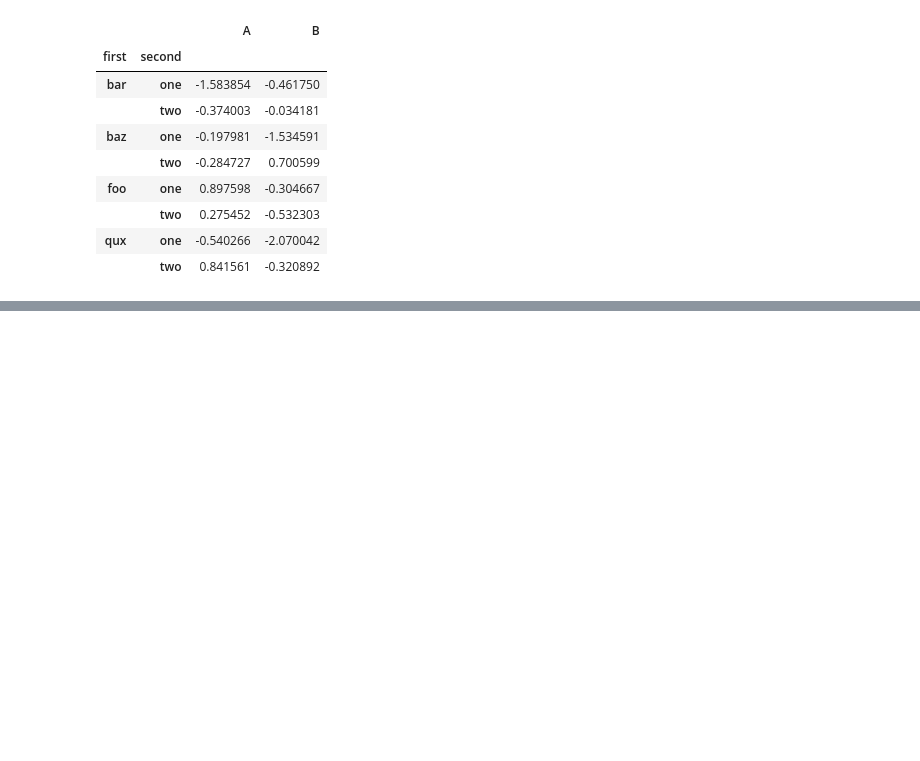
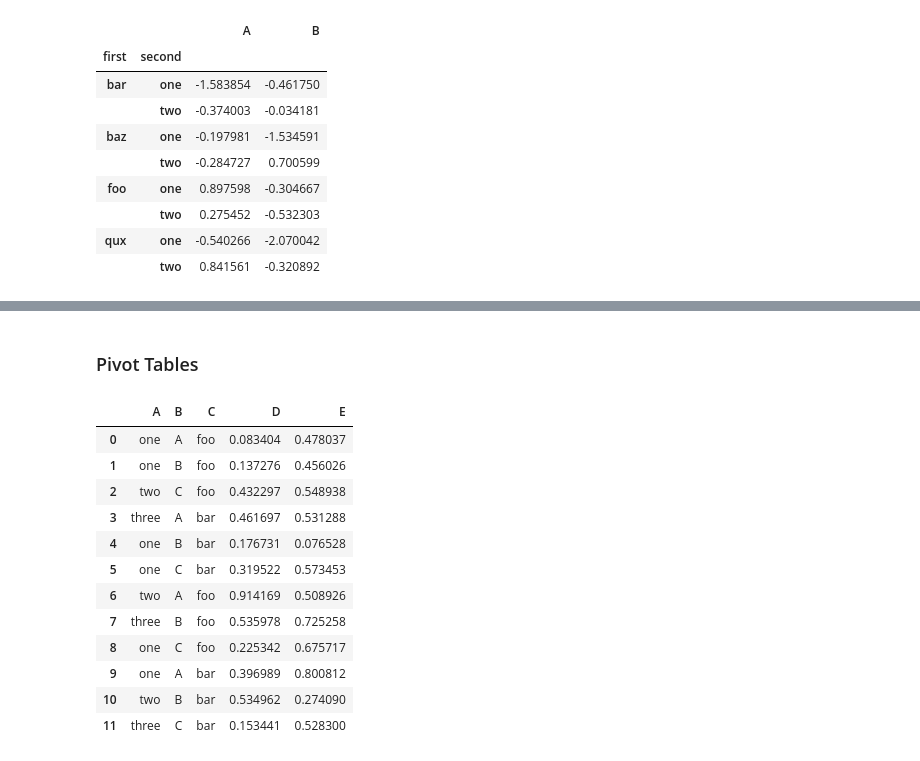
Before and after one commit to Leelddd/jnotes, a Jupyter notebook: pandas.ipynb, the cells around one changed output, grey strips where cells are left out. Saved outputs shown, nothing was run; the diff lists cells and outputs as text; code cells hidden in the pictures; blank space fills up the shorter version.

```diff
--- a/pandas.ipynb
+++ b/pandas.ipynb
@@ -767,0 +828,25 @@ df
+# %% [markdown]
+### Pivot Tables
+# %%
+df = pd.DataFrame({
+    'A': ['one', 'one','two','three'] * 3,
+    'B': ['A', 'B', 'C'] * 4,
+    'C': ['foo', 'foo', 'foo', 'bar', 'bar', 'bar'] * 2,
+    'D': np.random.rand(12),
+    'E': np.random.rand(12),
+})
+df
+# %% [output]
+|  | A | B | C | D | E |
+| 0 | one | A | foo | 0.083404 | 0.478037 |
+| 1 | one | B | foo | 0.137276 | 0.456026 |
+| 2 | two | C | foo | 0.432297 | 0.548938 |
+| 3 | three | A | bar | 0.461697 | 0.531288 |
+| 4 | one | B | bar | 0.176731 | 0.076528 |
+| 5 | one | C | bar | 0.319522 | 0.573453 |
+| 6 | two | A | foo | 0.914169 | 0.508926 |
+| 7 | three | B | foo | 0.535978 | 0.725258 |
+| 8 | one | C | foo | 0.225342 | 0.675717 |
+| 9 | one | A | bar | 0.396989 | 0.800812 |
+| 10 | two | B | bar | 0.534962 | 0.274090 |
+| 11 | three | C | bar | 0.153441 | 0.528300 |
```
Also changed, not shown: parts of 25 cells of this notebook, 1 other file.
